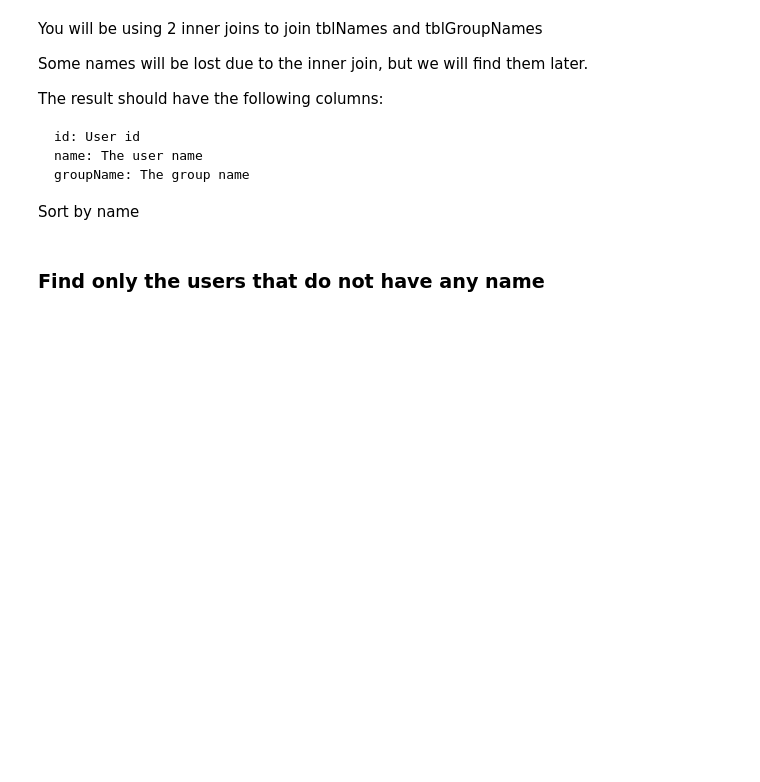
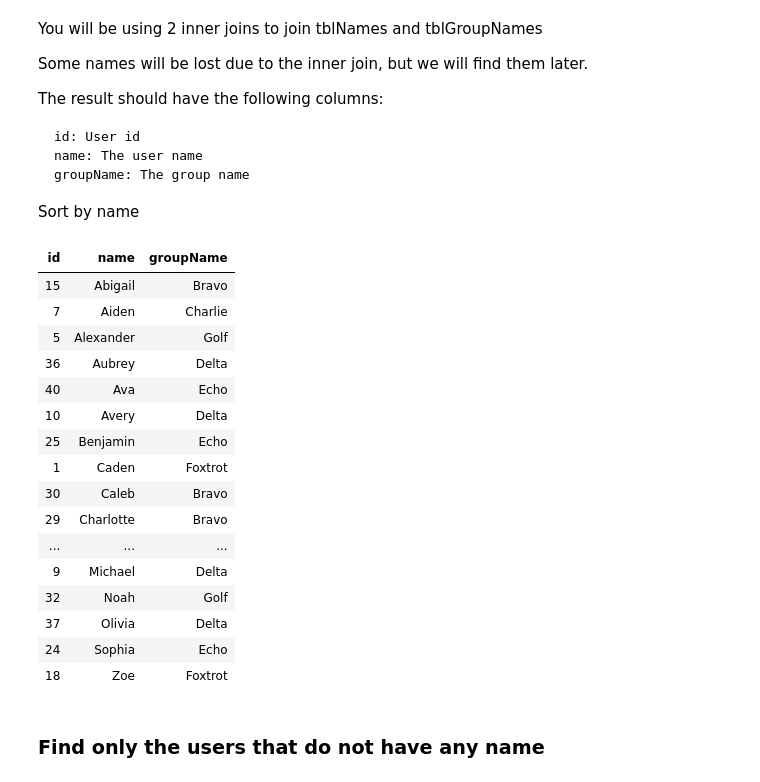
Before and after one commit to rosafilgueira/Seminar_MUIA, a Jupyter notebook: Colab/lab_exercises/Solutions_lab_basics.ipynb, the cells around one changed output. Drawn from its saved outputs; the diff is of its cells as text; code cells hidden in the pictures; blank space fills up the shorter version.

```diff
--- a/Colab/lab_exercises/Solutions_lab_basics.ipynb
+++ b/Colab/lab_exercises/Solutions_lab_basics.ipynb
@@ -720,16 +743,34 @@ Sort by name
 # %%
 q1a = sqlContext.sql("""
     SELECT
         tblUsers.id,
-        <FILL IN> AS name,
-        <FILL IN> AS groupName
+        tblNames.name AS name,
+        tblGroupNames.name AS groupName
     FROM tblUsers
-    INNER JOIN tblNames ON <FILL IN>
-    INNER JOIN tblGroupNames ON <FILL IN>
-    <FILL IN>
+    INNER JOIN tblNames ON tblUsers.id=tblNames.userId
+    INNER JOIN tblGroupNames ON tblUsers.groupId=tblGroupNames.id
+    order by name
 """)
 
 displayRows(q1a)
+# %% [output]
+| id | name | groupName |
+| 15 | Abigail | Bravo |
+| 7 | Aiden | Charlie |
+| 5 | Alexander | Golf |
+| 36 | Aubrey | Delta |
+| 40 | Ava | Echo |
+| 10 | Avery | Delta |
+| 25 | Benjamin | Echo |
+| 1 | Caden | Foxtrot |
+| 30 | Caleb | Bravo |
+| 29 | Charlotte | Bravo |
+| ... | ... | ... |
+| 9 | Michael | Delta |
+| 32 | Noah | Golf |
+| 37 | Olivia | Delta |
+| 24 | Sophia | Echo |
+| 18 | Zoe | Foxtrot |
 # %%
 q1aResult = q1a.collect()
 assert len(q1aResult) == 40
```
Also changed, not shown: parts of 12 cells of this notebook.
